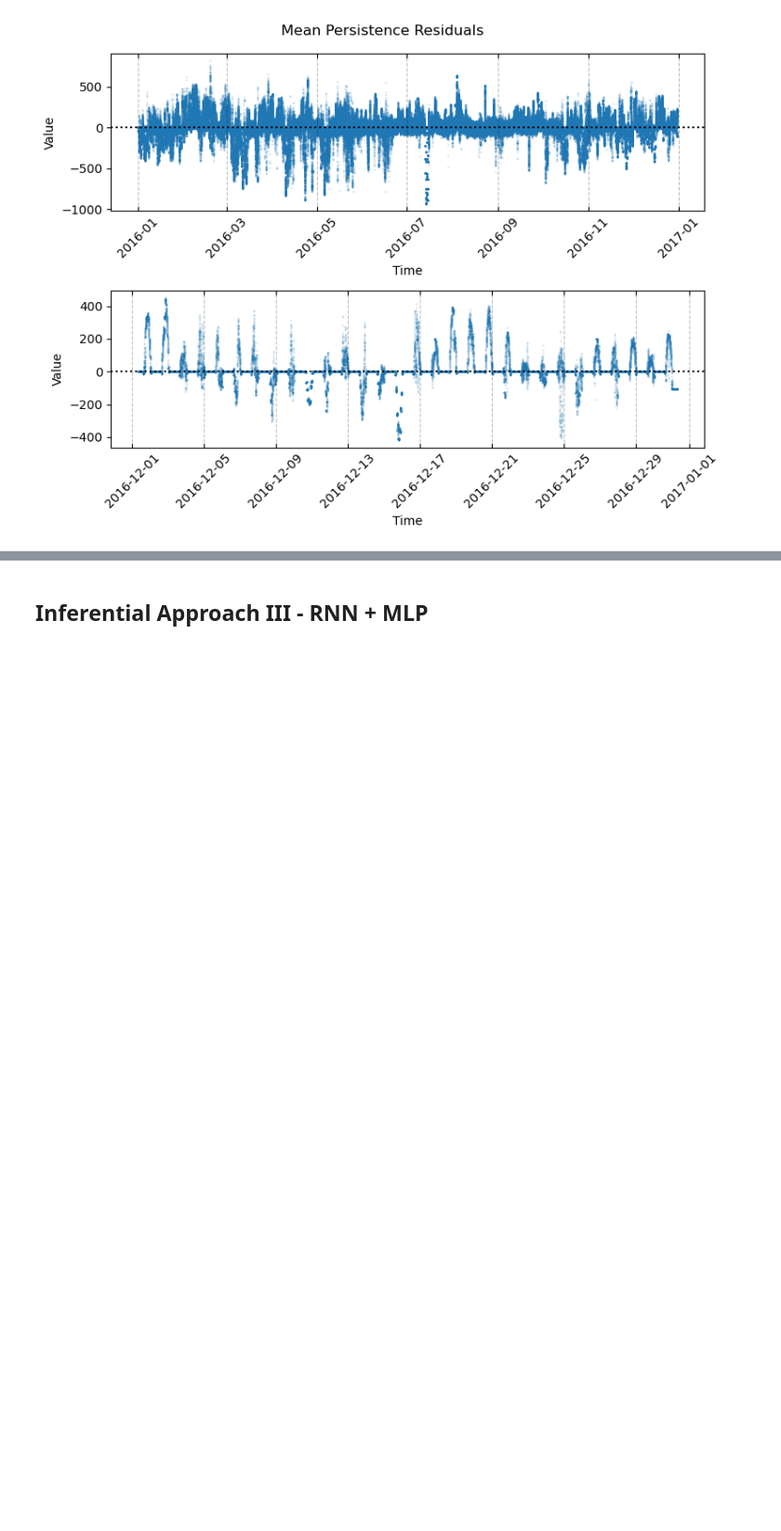
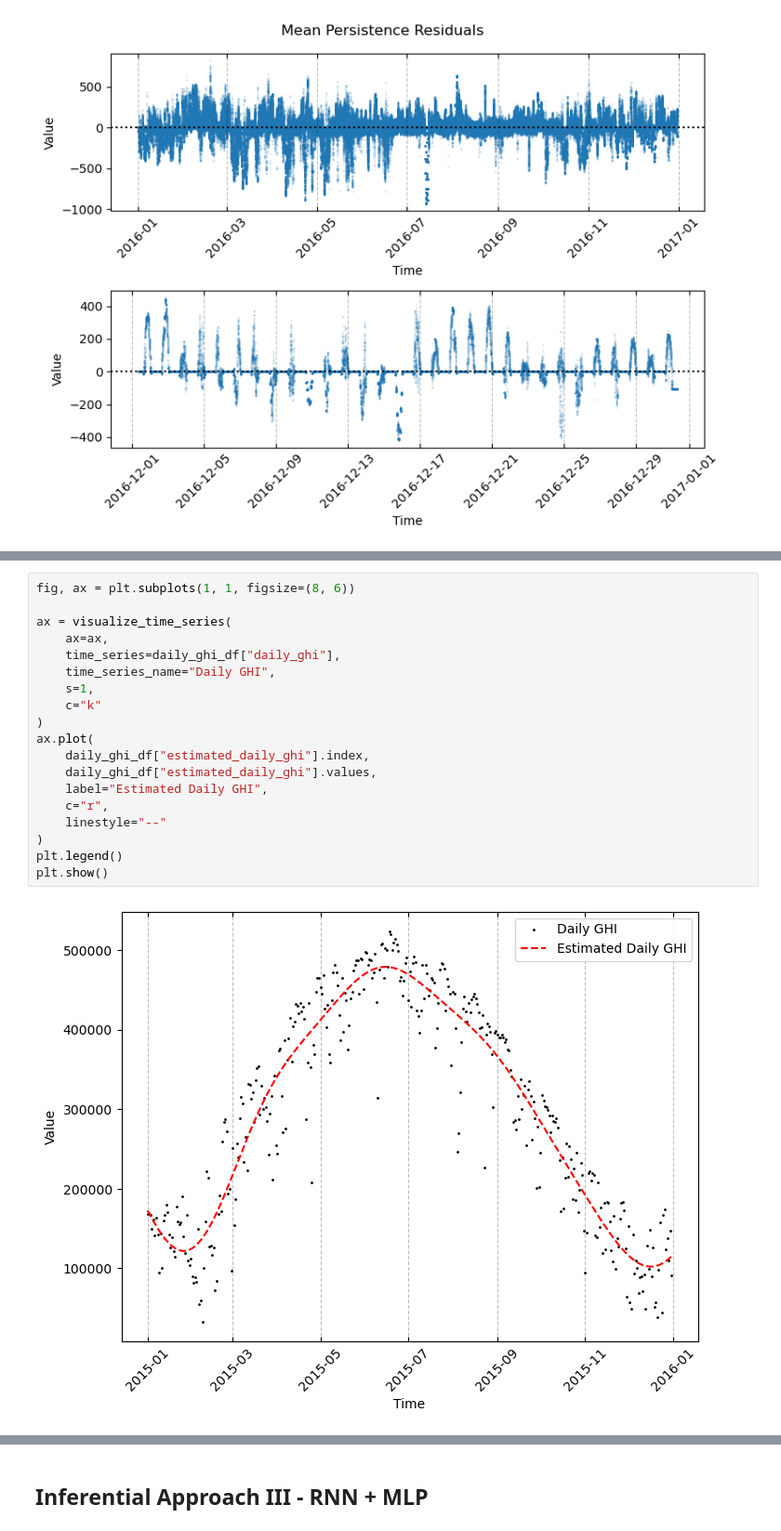
Before and after one commit to vb690/ghi_forecast, a Jupyter notebook: forecast.ipynb, the cells around one changed output, grey strips where cells are left out. Shown at 93% size. Saved outputs shown, nothing was run; the diff lists cells and outputs as text; blank space fills up the shorter version.

```diff
--- a/forecast.ipynb
+++ b/forecast.ipynb
@@ -808,0 +752,21 @@ plt.plot(
+# %%
+fig, ax = plt.subplots(1, 1, figsize=(8, 6))
+
+ax = visualize_time_series(
+    ax=ax,
+    time_series=daily_ghi_df["daily_ghi"],
+    time_series_name="Daily GHI",
+    s=1,
+    c="k"
+)
+ax.plot(
+    daily_ghi_df["estimated_daily_ghi"].index,
+    daily_ghi_df["estimated_daily_ghi"].values,
+    label="Estimated Daily GHI",
+    c="r",
+    linestyle="--"
+)
+plt.legend()
+plt.show()
+# %% [output]
+[figure, added]
```
Also changed, not shown: parts of 57 cells of this notebook, 7 other files.
